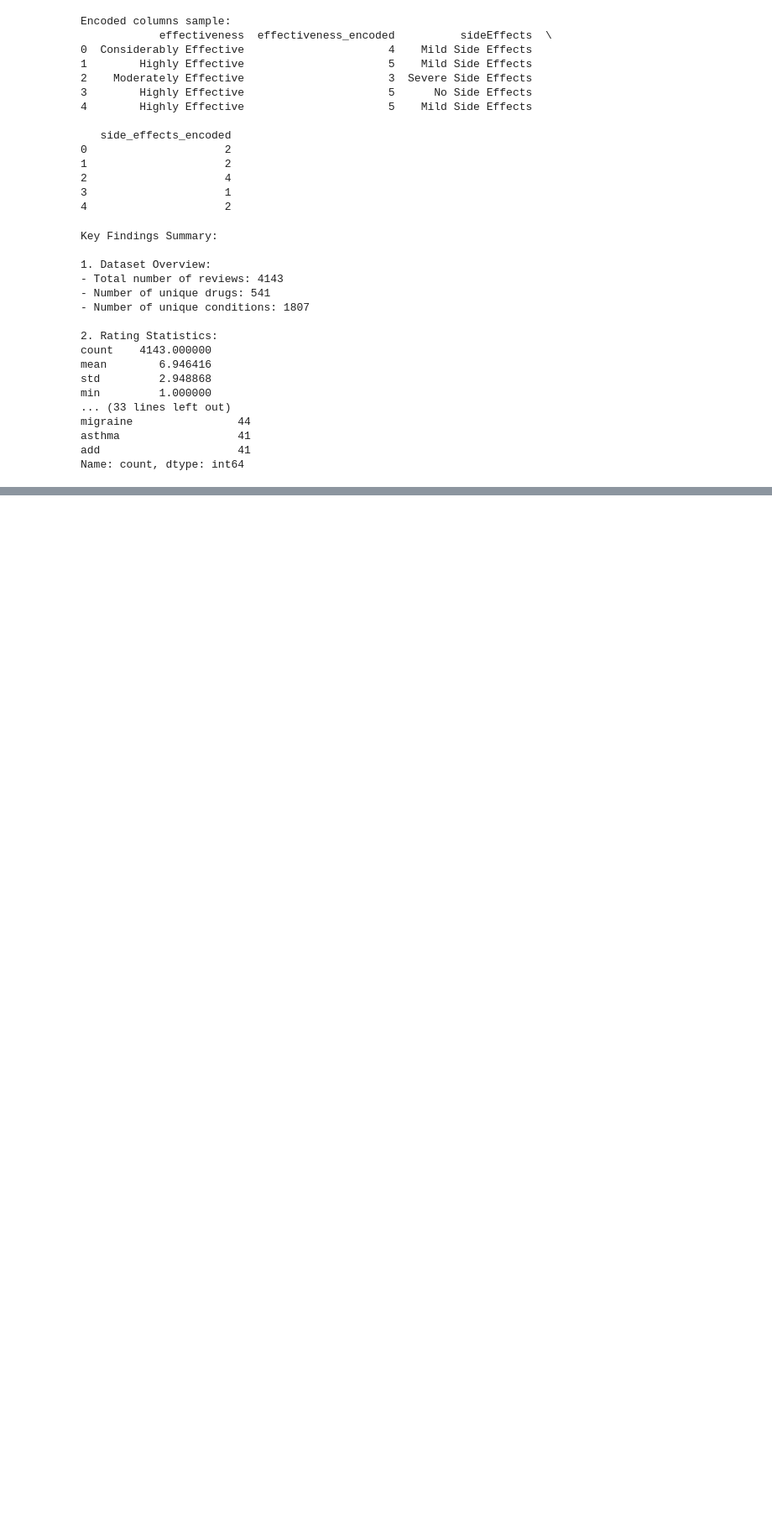
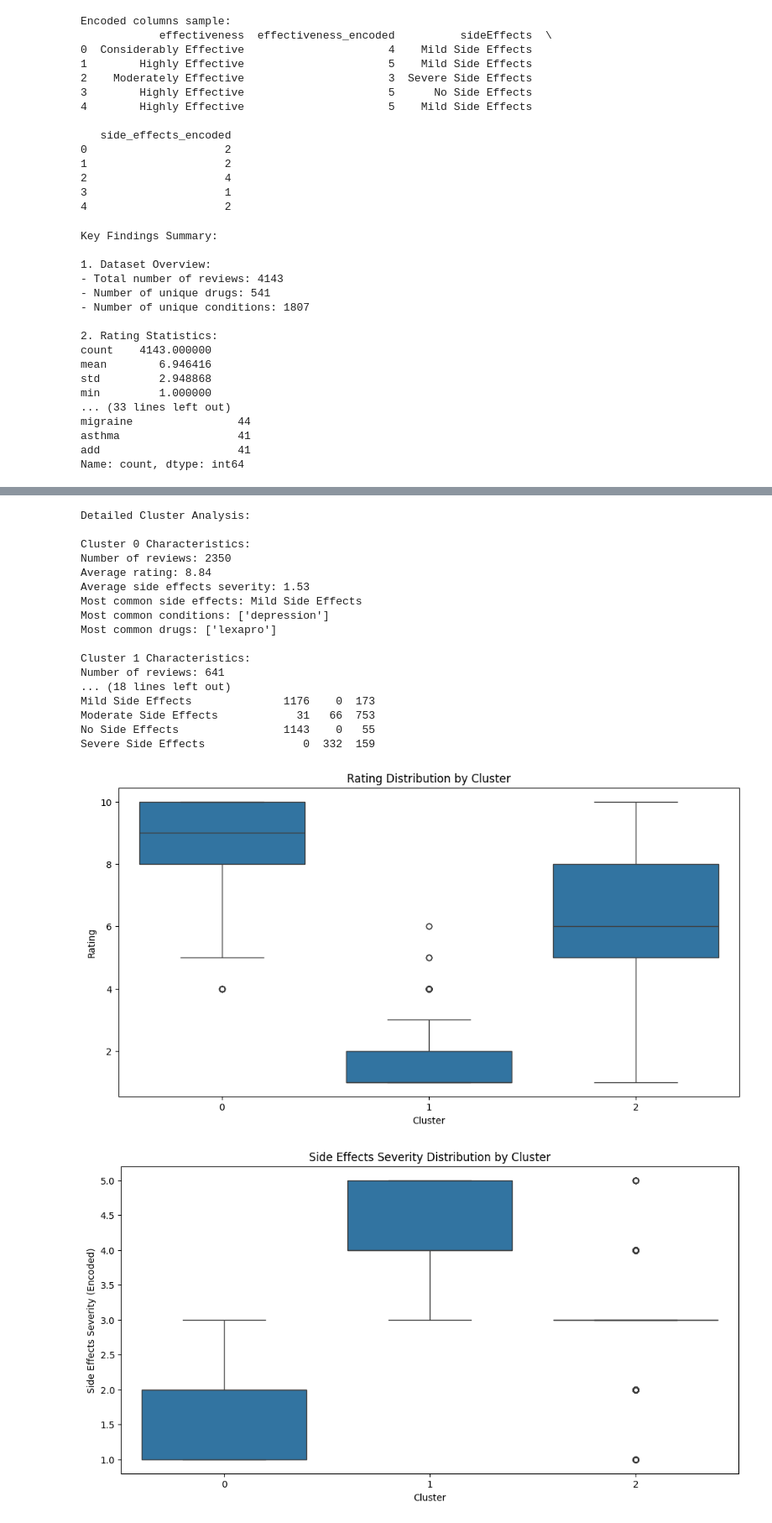
Before and after one commit to clappy203/AAI_501_Project, a Jupyter notebook: eda/eda.ipynb, the cells around one changed output, grey strips where cells are left out. Shown at 84% size. Cells and saved outputs as stored; diff of their text form; code cells hidden in the pictures; blank space fills up the shorter version.

```diff
--- a/eda/eda.ipynb
+++ b/eda/eda.ipynb
@@ -472,0 +829,54 @@ df_combined.to_csv('drug_reviews_processed.csv', index=False)
+# %%
+
+
+# Analyze the relationship between clusters and other variables
+print("\nDetailed Cluster Analysis:")
+for cluster in range(3):
+    cluster_data = df_combined[df_combined['side_effect_cluster'] == cluster]
+    print(f"\nCluster {cluster} Characteristics:")
+    print(f"Number of reviews: {len(cluster_data)}")
+    print(f"Average rating: {cluster_data['rating'].mean():.2f}")
+    print(f"Average side effects severity: {cluster_data['side_effects_encoded'].mean():.2f}")
+    print(f"Most common side effects: {cluster_data['sideEffects'].mode()[0]}")
+    print(f"Most common conditions: {cluster_data['condition'].mode().head(3).tolist()}")
+    print(f"Most common drugs: {cluster_data['urlDrugName'].mode().head(3).tolist()}")
+
+# Create a cross-tabulation of side effects severity and clusters
+print("\nCross-tabulation of Side Effects Severity and Clusters:")
+print(pd.crosstab(df_combined['sideEffects'], df_combined['side_effect_cluster']))
+
+# Visualize the distribution of ratings within each cluster
+plt.figure(figsize=(12, 6))
+sns.boxplot(data=df_combined, x='side_effect_cluster', y='rating')
+plt.title('Rating Distribution by Cluster')
+plt.xlabel('Cluster')
+plt.ylabel('Rating')
+plt.show()
+
+# Visualize the distribution of side effects severity within each cluster
+plt.figure(figsize=(12, 6))
+sns.boxplot(data=df_combined, x='side_effect_cluster', y='side_effects_encoded')
+plt.title('Side Effects Severity Distribution by Cluster')
+plt.xlabel('Cluster')
+plt.ylabel('Side Effects Severity (Encoded)')
+plt.show()
+# %% [output]
+Detailed Cluster Analysis:
+
+Cluster 0 Characteristics:
+Number of reviews: 2350
+Average rating: 8.84
+Average side effects severity: 1.53
+Most common side effects: Mild Side Effects
+Most common conditions: ['depression']
+Most common drugs: ['lexapro']
+
+Cluster 1 Characteristics:
+Number of reviews: 641
+... (18 lines left out)
+Mild Side Effects              1176    0  173
+Moderate Side Effects            31   66  753
+No Side Effects                1143    0   55
+Severe Side Effects               0  332  159
+[figure, added]
+[figure, added]
```
Also changed, not shown: parts of 9 cells of this notebook, 7 other files.
